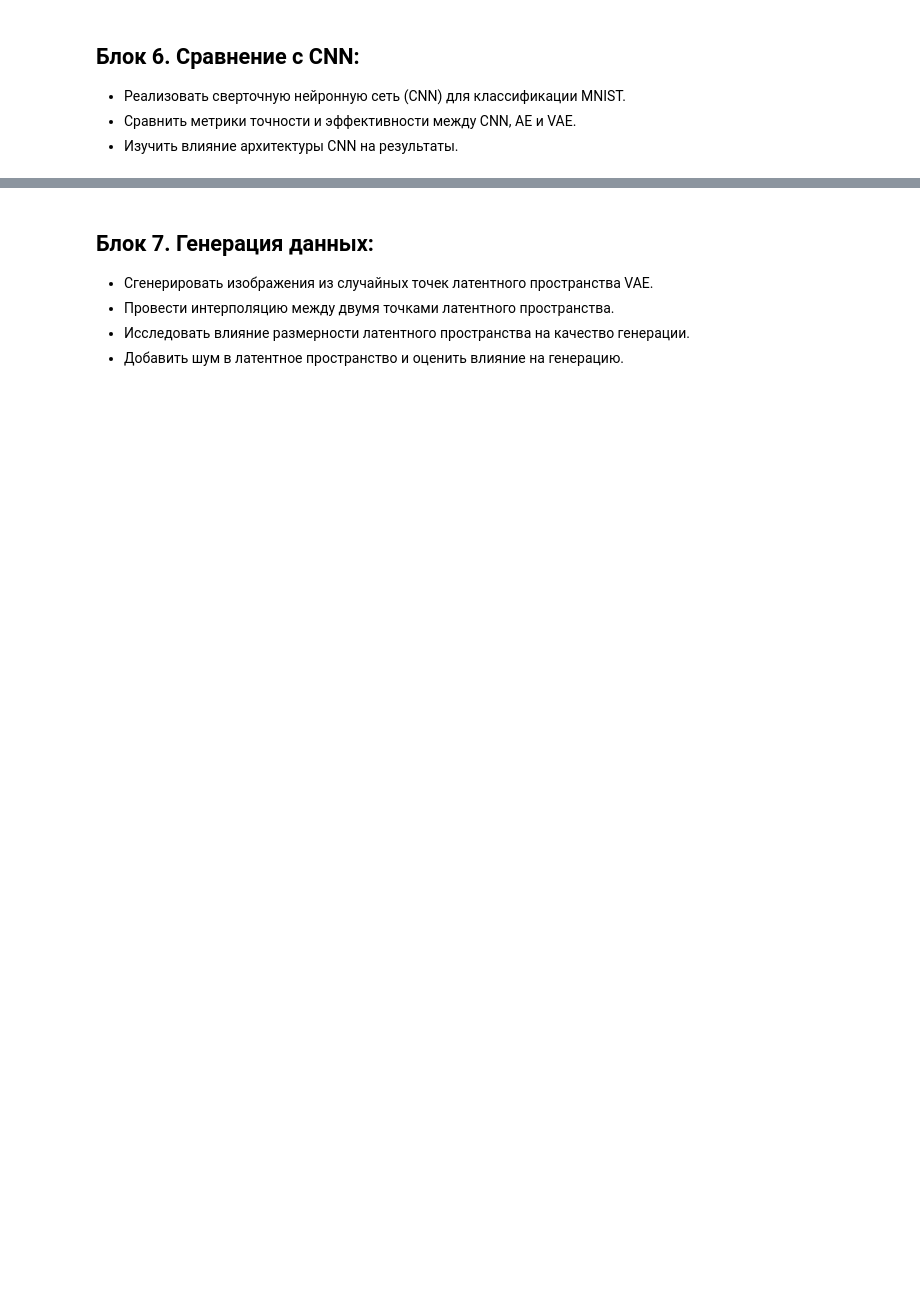
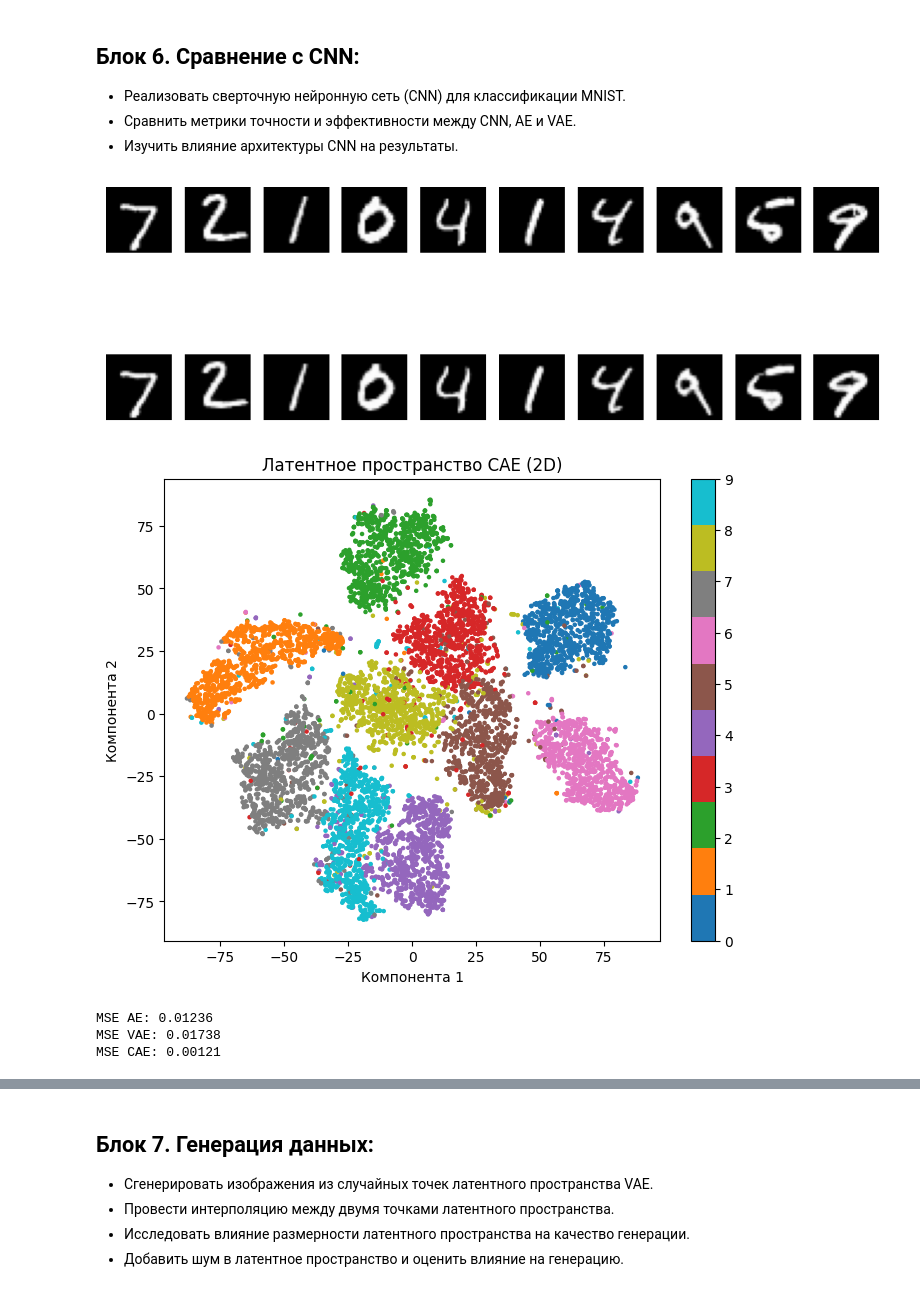
Before and after one commit to MIAJoolio/DL_labs, a Jupyter notebook: lab_4.ipynb, the cells around one changed output, grey strips where cells are left out. Saved outputs shown, nothing was run; the diff lists cells and outputs as text; code cells hidden in the pictures; blank space fills up the shorter version.

```diff
--- a/lab_4.ipynb
+++ b/lab_4.ipynb
@@ -597,17 +644,30 @@ def train_cnn(model, epoch):
 # %%
 model_cnn = CAE().to(device)
 # Функция потерь MSE, т.к. BCE не отражает "качество" модели
-# criterion = nn.BCELoss()
-criterion = nn.MSELoss()
+criterion = nn.BCELoss()
 # Оптимизатор
 optimizer = optim.Adam(model_cnn.parameters(), lr=1e-3)
 
 # Обучение модели
 for epoch in range(10):
     train_cnn(model_cnn, epoch)
 
 # Визуализация предсказаний
-visualize_cnn_reconstruction(testloader, model_cnn)
+original_cae, recon_cae = visualize_cae_reconstruction(testloader, model_cnn)
 
 # Визуализация латентного пространства
-visualize_latent_space_cnn(testloader, model_cnn)
+visualize_latent_space_cae(testloader, model_cnn)
+# %% [output]
+[figure, added]
+[figure, added]
+# %%
+# Вычисление метрик
+for data, name, eval in zip([original_ae, original_vae, original_cae.reshape(64,784)], ["AE", "VAE", 'CAE'], [recon_ae, recon_vae, recon_cae.reshape(64,784)]):
+
+  mse_val = calculate_mse(data, eval)
+
+  print(f"MSE {name}: {mse_val:>6.5f}")
+# %% [output]
+MSE AE: 0.01236
+MSE VAE: 0.01738
+MSE CAE: 0.00121
```
Also changed, not shown: parts of 25 cells of this notebook.
